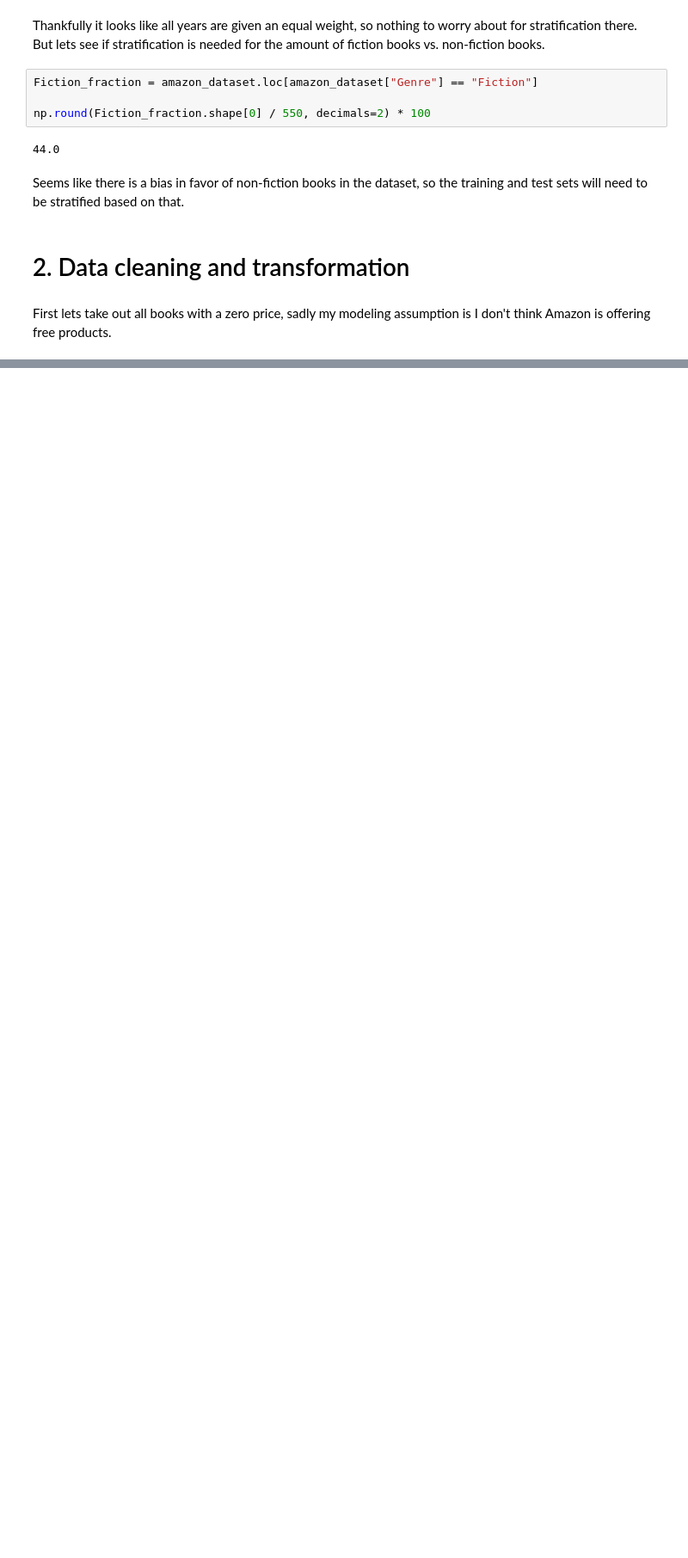
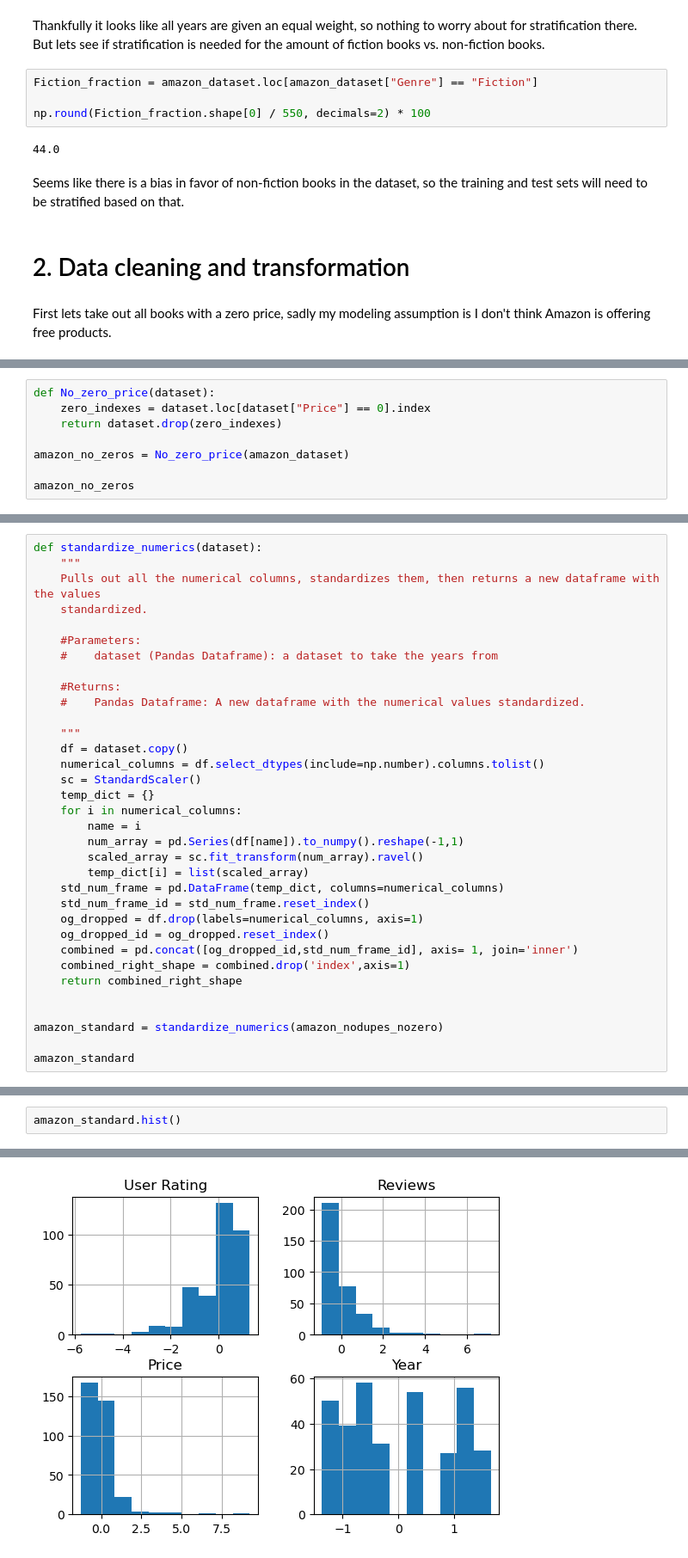
Before and after one commit to Simon-Holloway/datascience_test_projects, a Jupyter notebook: amazon-user-prediction.ipynb, the cells around one changed output, grey strips where cells are left out. Shown: that part at 86% size. Saved outputs shown, nothing was run; the diff lists cells and outputs as text; blank space fills up the shorter version.

Commit message:
Finished most of data cleaning
need to one hot encode

```diff
--- a/amazon-user-prediction.ipynb
+++ b/amazon-user-prediction.ipynb
@@ -215,0 +192,8 @@ Iterate through and drop duplicates based on book name.
+# %%
+def No_zero_price(dataset):
+    zero_indexes = dataset.loc[dataset["Price"] == 0].index
+    return dataset.drop(zero_indexes)
+
+amazon_no_zeros = No_zero_price(amazon_dataset)
+
+amazon_no_zeros
@@ -215,0 +238,34 @@ Iterate through and drop duplicates based on book name.
+# %%
+def standardize_numerics(dataset):
+    """
+    Pulls out all the numerical columns, standardizes them, then returns a new dataframe with the values
+    standardized.
+
+    #Parameters:
+    #    dataset (Pandas Dataframe): a dataset to take the years from
+
+    #Returns:
+    #    Pandas Dataframe: A new dataframe with the numerical values standardized.
+
+    """
+    df = dataset.copy()
+    numerical_columns = df.select_dtypes(include=np.number).columns.tolist()
+    sc = StandardScaler()
+    temp_dict = {}
+    for i in numerical_columns:
+        name = i
+        num_array = pd.Series(df[name]).to_numpy().reshape(-1,1)
+        scaled_array = sc.fit_transform(num_array).ravel()
+        temp_dict[i] = list(scaled_array)
+    std_num_frame = pd.DataFrame(temp_dict, columns=numerical_columns)
+    std_num_frame_id = std_num_frame.reset_index()
+    og_dropped = df.drop(labels=numerical_columns, axis=1)
+    og_dropped_id = og_dropped.reset_index()
+    combined = pd.concat([og_dropped_id,std_num_frame_id], axis= 1, join='inner')
+    combined_right_shape = combined.drop('index',axis=1)
+    return combined_right_shape
+
+
+amazon_standard = standardize_numerics(amazon_nodupes_nozero)
+
+amazon_standard
@@ -215,0 +286,3 @@ Iterate through and drop duplicates based on book name.
+# %%
+amazon_standard.hist()
+# %% [output]
@@ -215,0 +293 @@ Iterate through and drop duplicates based on book name.
+[figure, added]
```
Also changed, not shown: parts of 14 cells of this notebook.
